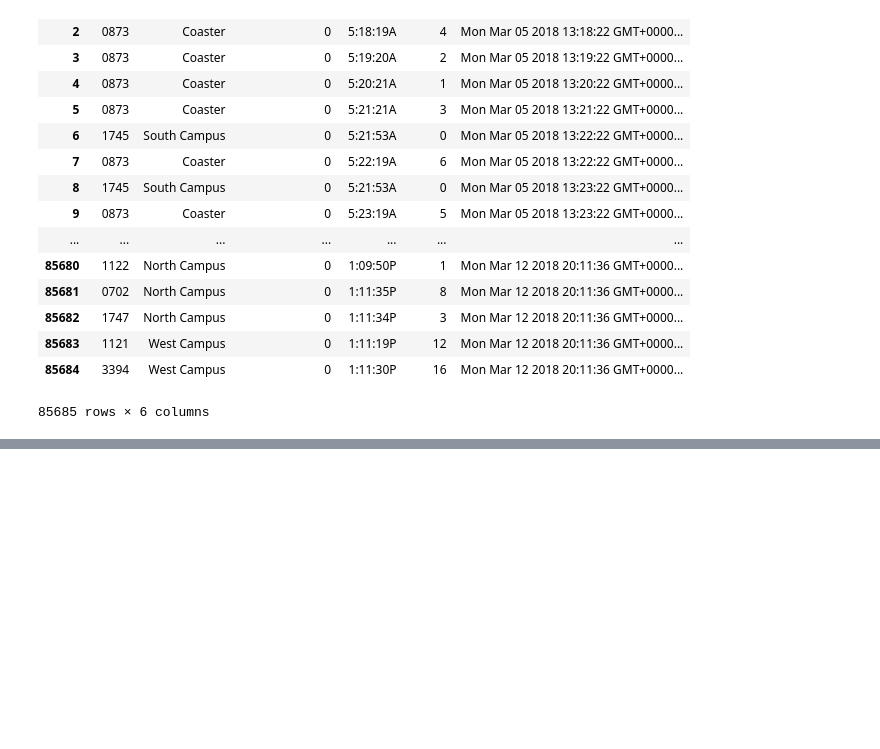
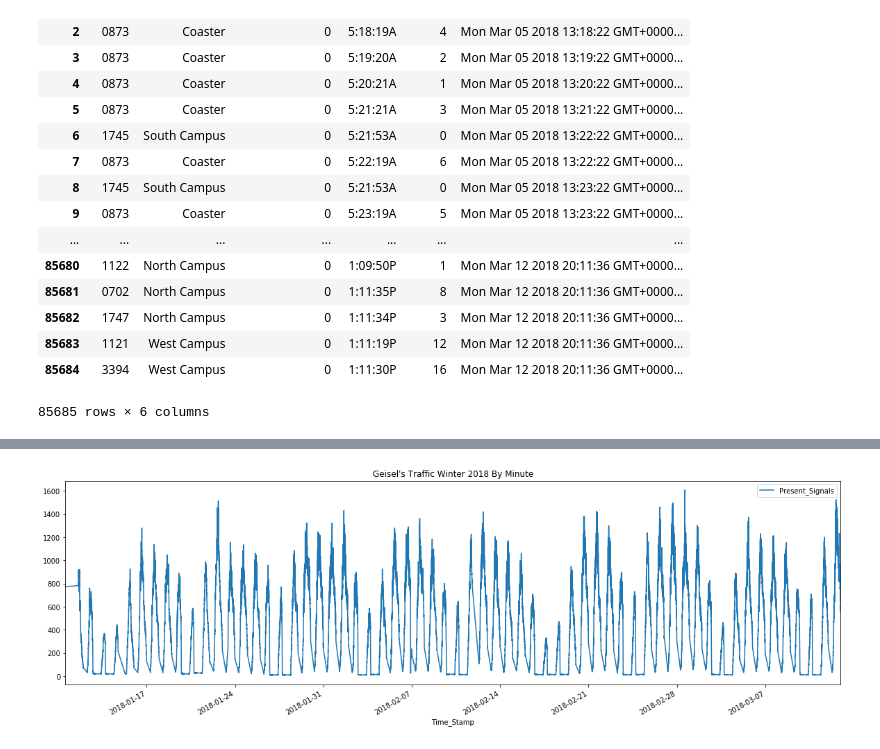
Before and after one commit to kelvinluime/Pr_059, a Jupyter notebook: FinalProject.ipynb, the cells around one changed output, grey strips where cells are left out. Drawn from its saved outputs; the diff is of its cells as text; code cells hidden in the pictures; blank space fills up the shorter version.

```diff
--- a/FinalProject.ipynb
+++ b/FinalProject.ipynb
@@ -578,0 +619,5 @@ df_shuttle
+# %%
+ax = df_geisel_winter.plot()
+_ = ax.set_title("Geisel's Traffic Winter 2018 By Minute")
+# %% [output]
+[figure, added]
```
Also changed, not shown: parts of 19 cells of this notebook, 2 other files.
